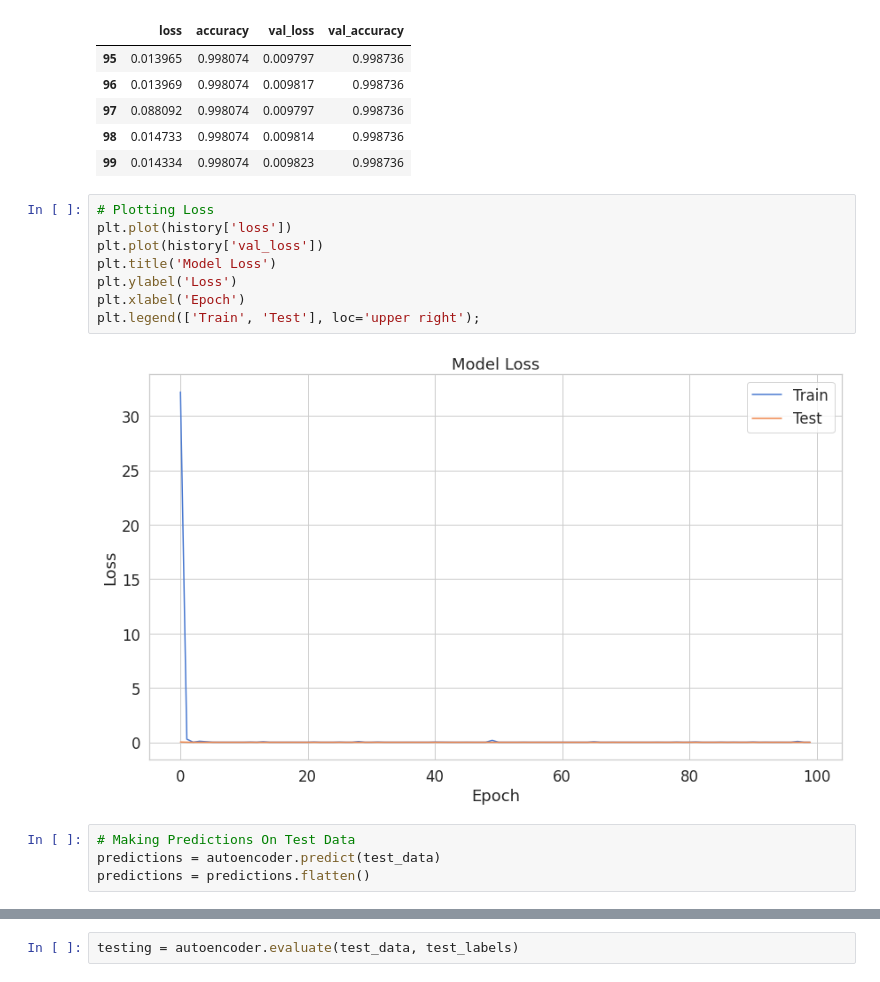
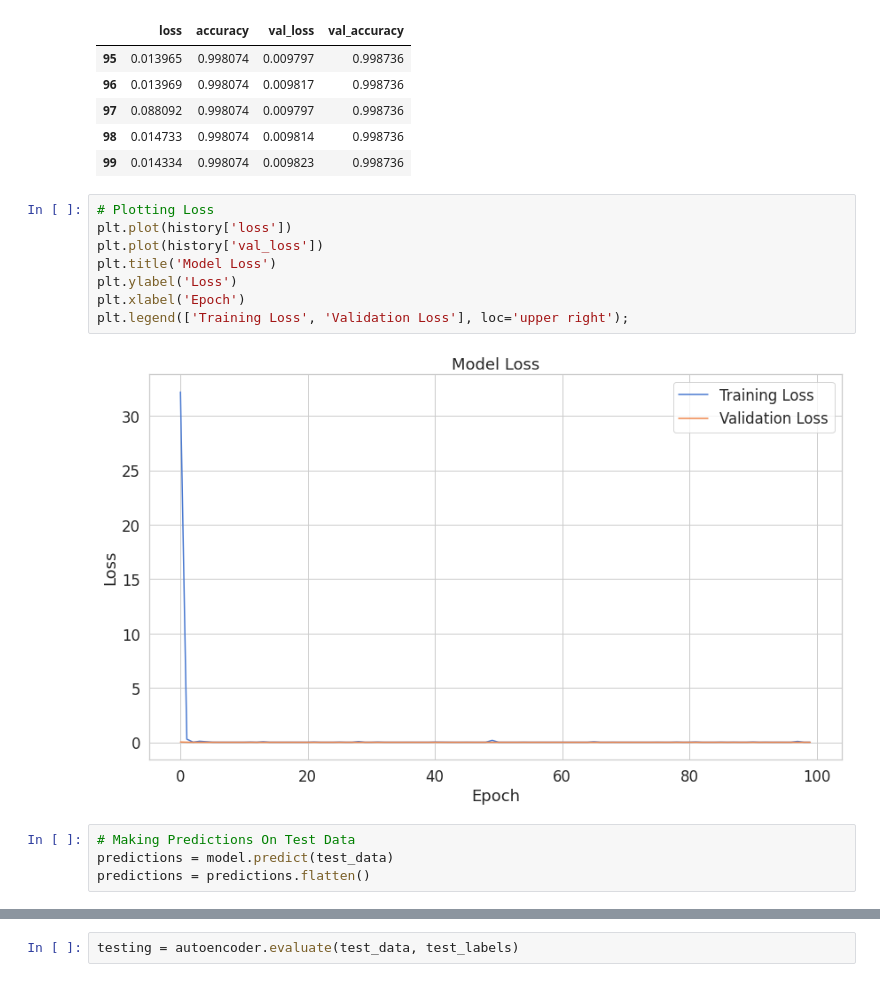
Before and after one commit to SyedHuzaifa007/Credit-Card-Fraud-Detection-Deep-Learning-Model, a Jupyter notebook: Credit_Card_Fraud_Detection_assignment.ipynb, the cells around one changed output, grey strips where cells are left out. Cells and saved outputs as stored; diff of their text form.

```diff
--- a/Credit_Card_Fraud_Detection_assignment.ipynb
+++ b/Credit_Card_Fraud_Detection_assignment.ipynb
@@ -415,16 +415,16 @@ history_df.tail()
 # %%
 # Plotting Loss
 plt.plot(history['loss'])
 plt.plot(history['val_loss'])
 plt.title('Model Loss')
 plt.ylabel('Loss')
 plt.xlabel('Epoch')
-plt.legend(['Train', 'Test'], loc='upper right');
+plt.legend(['Training Loss', 'Validation Loss'], loc='upper right');
 # %% [output]
-[figure, old version]
+[figure, new version]
 # %%
 # Making Predictions On Test Data
-predictions = autoencoder.predict(test_data)
+predictions = model.predict(test_data)
 predictions = predictions.flatten()
 # %%
 predictions
```
Also changed, not shown: parts of 13 cells of this notebook.
